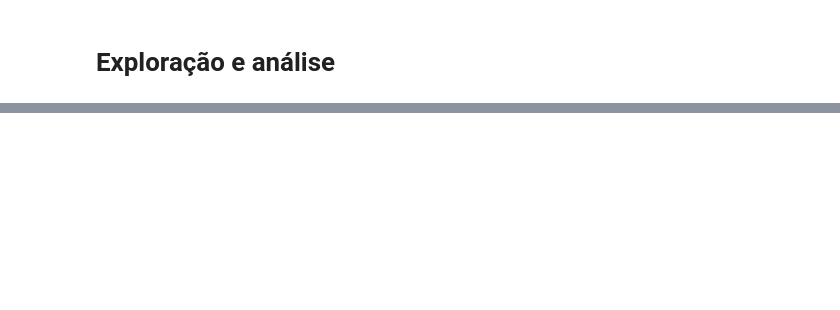
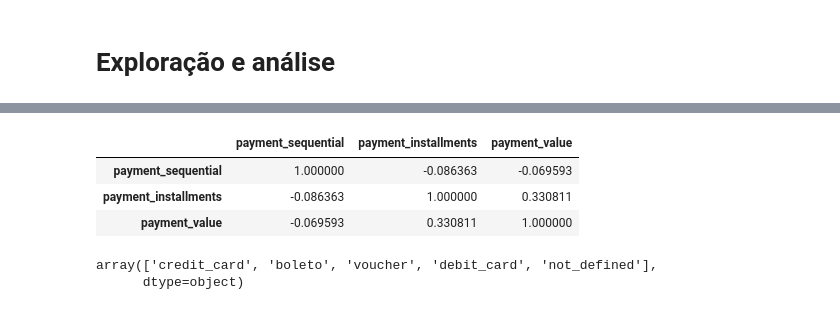
Before and after one commit to HelianaArtigiani/Intro_Ciencia-_Dados_2021, a Jupyter notebook: Olist_Fundamentos_Aula_1.ipynb, the cells around one changed output, grey strips where cells are left out. Saved outputs shown, nothing was run; the diff lists cells and outputs as text; code cells hidden in the pictures; blank space fills up the shorter version.

```diff
--- a/Olist_Fundamentos_Aula_1.ipynb
+++ b/Olist_Fundamentos_Aula_1.ipynb
@@ -80,0 +116,12 @@ df_reviews.head(3)
+# %%
+df_order_pay.corr()
+# %% [output]
+|  | payment_sequential | payment_installments | payment_value |
+| payment_sequential | 1.000000 | -0.086363 | -0.069593 |
+| payment_installments | -0.086363 | 1.000000 | 0.330811 |
+| payment_value | -0.069593 | 0.330811 | 1.000000 |
+# %%
+df_order_pay.payment_type.unique()
+# %% [output]
+array(['credit_card', 'boleto', 'voucher', 'debit_card', 'not_defined'],
+      dtype=object)
```
Also changed, not shown: parts of 25 cells of this notebook.
